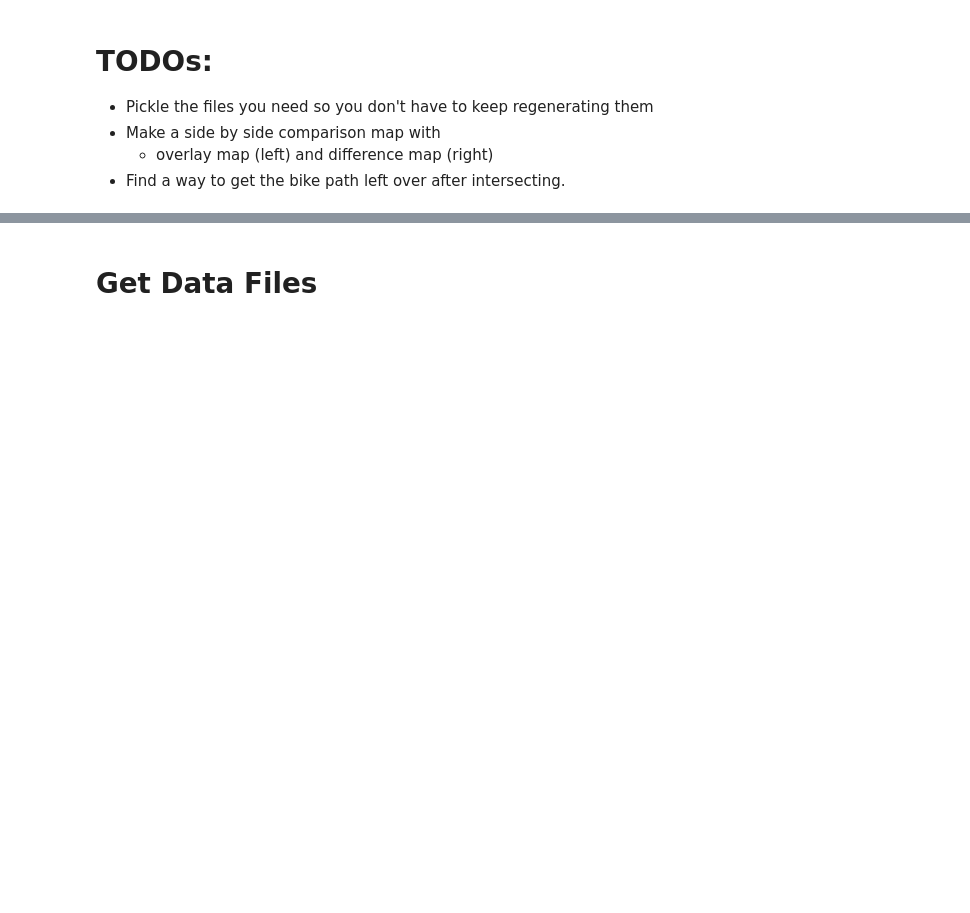
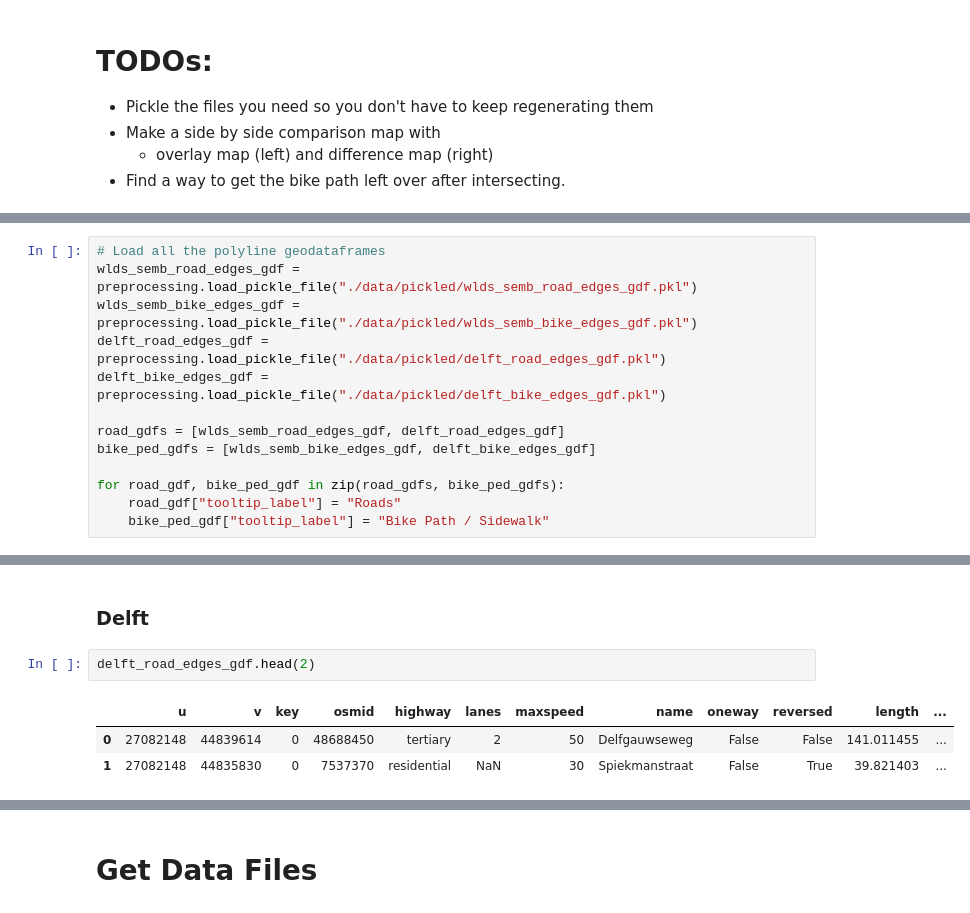
Before and after one commit to nicholas-ko-zy/blog-post-illustrations, a Jupyter notebook: 20260404_TransportationSeparation/networks.ipynb, the cells around one changed output, grey strips where cells are left out. Drawn from its saved outputs; the diff is of its cells as text; blank space fills up the shorter version.

```diff
--- a/20260404_TransportationSeparation/networks.ipynb
+++ b/20260404_TransportationSeparation/networks.ipynb
@@ -40,0 +44,13 @@ with open("config.toml", "rb") as f:
+# %%
+# Load all the polyline geodataframes
+wlds_semb_road_edges_gdf = preprocessing.load_pickle_file("./data/pickled/wlds_semb_road_edges_gdf.pkl")
+wlds_semb_bike_edges_gdf = preprocessing.load_pickle_file("./data/pickled/wlds_semb_bike_edges_gdf.pkl")
+delft_road_edges_gdf = preprocessing.load_pickle_file("./data/pickled/delft_road_edges_gdf.pkl")
+delft_bike_edges_gdf = preprocessing.load_pickle_file("./data/pickled/delft_bike_edges_gdf.pkl")
+
+road_gdfs = [wlds_semb_road_edges_gdf, delft_road_edges_gdf]
+bike_ped_gdfs = [wlds_semb_bike_edges_gdf, delft_bike_edges_gdf]
+
+for road_gdf, bike_ped_gdf in zip(road_gdfs, bike_ped_gdfs):
+    road_gdf["tooltip_label"] = "Roads"
+    bike_ped_gdf["tooltip_label"] = "Bike Path / Sidewalk"
@@ -40,0 +91,8 @@ with open("config.toml", "rb") as f:
+# %% [markdown]
+### Delft
+# %%
+delft_road_edges_gdf.head(2)
+# %% [output]
+|  | u | v | key | osmid | highway | lanes | maxspeed | name | oneway | reversed | length | ... |
+| 0 | 27082148 | 44839614 | 0 | 48688450 | tertiary | 2 | 50 | Delfgauwseweg | False | False | 141.011455 | ... |
+| 1 | 27082148 | 44835830 | 0 | 7537370 | residential | NaN | 30 | Spiekmanstraat | False | True | 39.821403 | ... |
```
Also changed, not shown: parts of 12 cells of this notebook, 9 other files.
